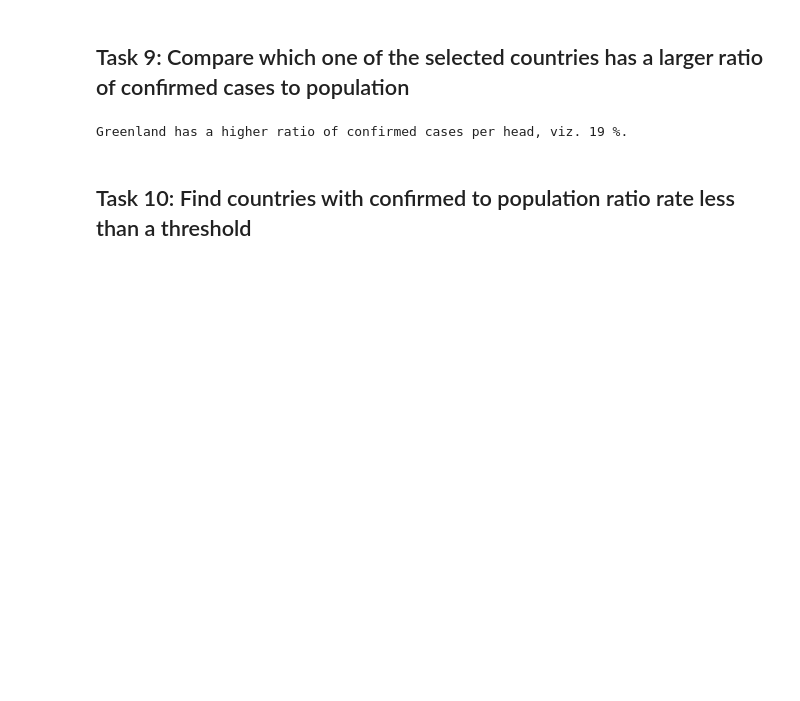
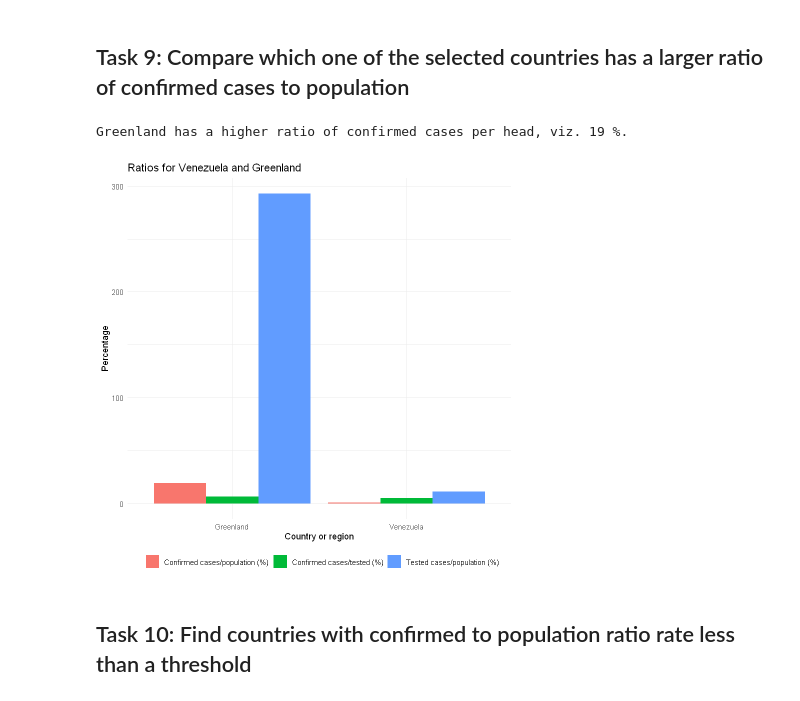
Before and after one commit to tros01/ibm_data_analyst, a Jupyter notebook: r_m5_covid-19_project.ipynb, the cells around one changed output. Drawn from its saved outputs; the diff is of its cells as text; code cells hidden in the pictures; blank space fills up the shorter version.

```diff
--- a/r_m5_covid-19_project.ipynb
+++ b/r_m5_covid-19_project.ipynb
@@ -265,8 +265,10 @@ A tibble: 3 × 9
 ## Task 8: Pick two countries you are interested, and then review their testing data
 # %%
 # Subset the df to compare two countries
-c1 <- df[df[["country_or_region"]] == "Venezuela", ]
-c2 <- df[df[["country_or_region"]] == "Greenland", ]
+select_countries <- c("Venezuela", "Greenland")
+
+c1 <- df[df[["country_or_region"]] == select_countries[1], ]
+c2 <- df[df[["country_or_region"]] == select_countries[2], ]
 
 bind_rows(c1,c2)
 # %% [output]
@@ -290,6 +292,45 @@ if (c1$confirmed_population_percent > c2$confirmed_population_percent) {
 cat(country, "has a higher ratio of confirmed cases per head, viz.", ratio, "%.")
 # %% [output]
 Greenland has a higher ratio of confirmed cases per head, viz. 19 %.
+# %%
+# Select the same countries the tidy way and pivot for ggplot
+gg_df2 <- df |>
+    filter(country_or_region %in% select_countries) |>
+    select(country_or_region, ends_with("percent")) |>
+    pivot_longer(
+        cols = -country_or_region,
+        names_to = "var",
+        values_to = "val"
+    ) |>
+    mutate(
+        var = factor(
+            var,
+            levels = c(
+                        "confirmed_population_percent",
+                        "confirmed_tested_percent",
+                        "tested_population_percent"
+                    )
+            )
+    )
+
+# Plot the percentages
+ggplot(gg_df2, aes(fill=var, y=val, x=country_or_region)) +
+    geom_bar(position="dodge", stat="identity") +
+    theme_minimal() +
+    theme(legend.position = "bottom") +
+    labs(
+        title=paste0("Ratios for ", select_countries[1], " and ", select_countries[2]),
+        x="Country or region",
+        y="Percentage",
+        fill=""
+    ) +
+    scale_fill_discrete(labels=list(
+        confirmed_population_percent = "Confirmed cases/population (%)",
+        confirmed_tested_percent = "Confirmed cases/tested (%)",
+        tested_population_percent = "Tested cases/population (%)"
+    ))
+# %% [output]
+[figure, added]
 # %% [markdown]
 ## Task 10: Find countries with confirmed to population ratio rate less than a threshold
 # %%
```
Also changed, not shown: parts of 1 cell of this notebook.
